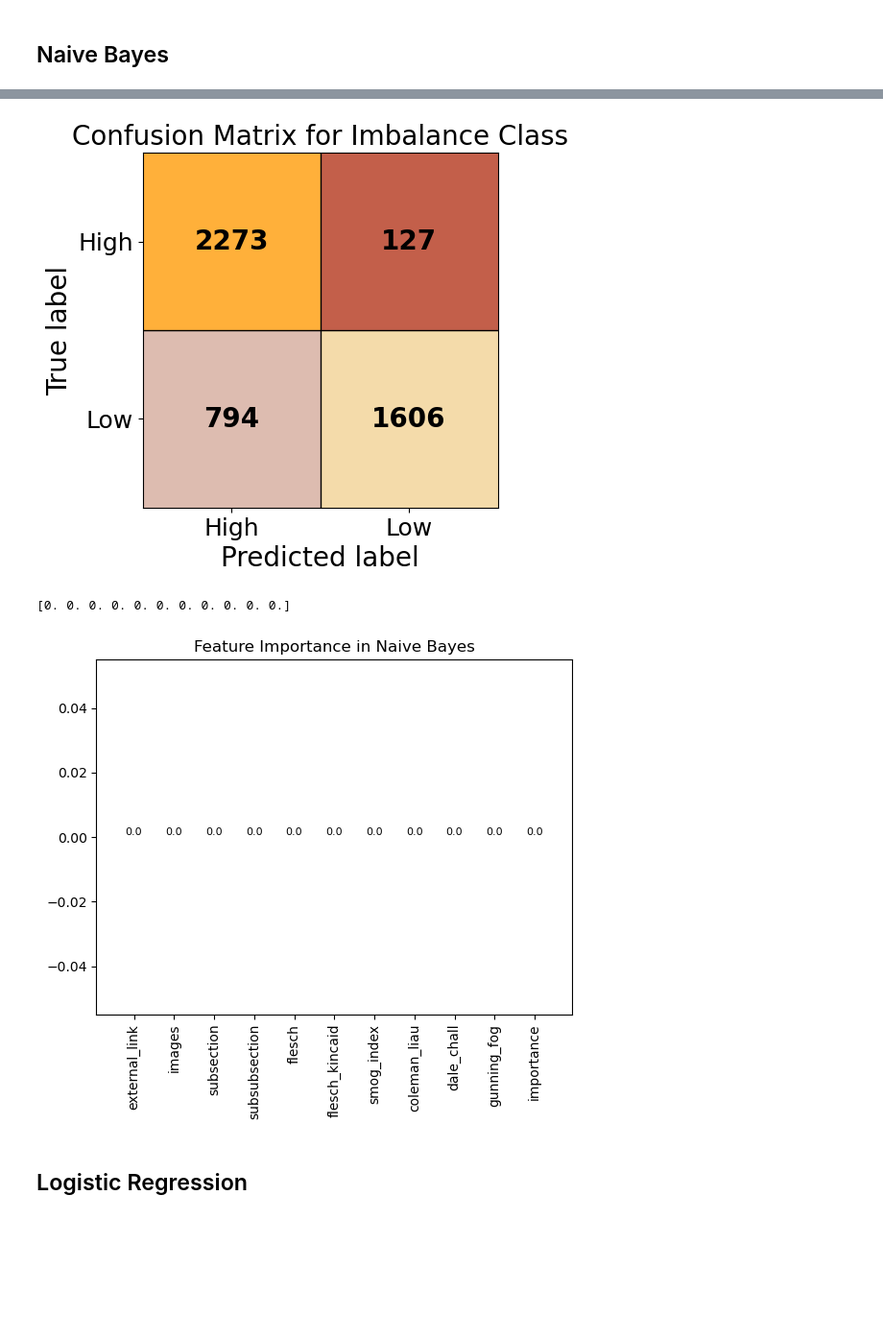
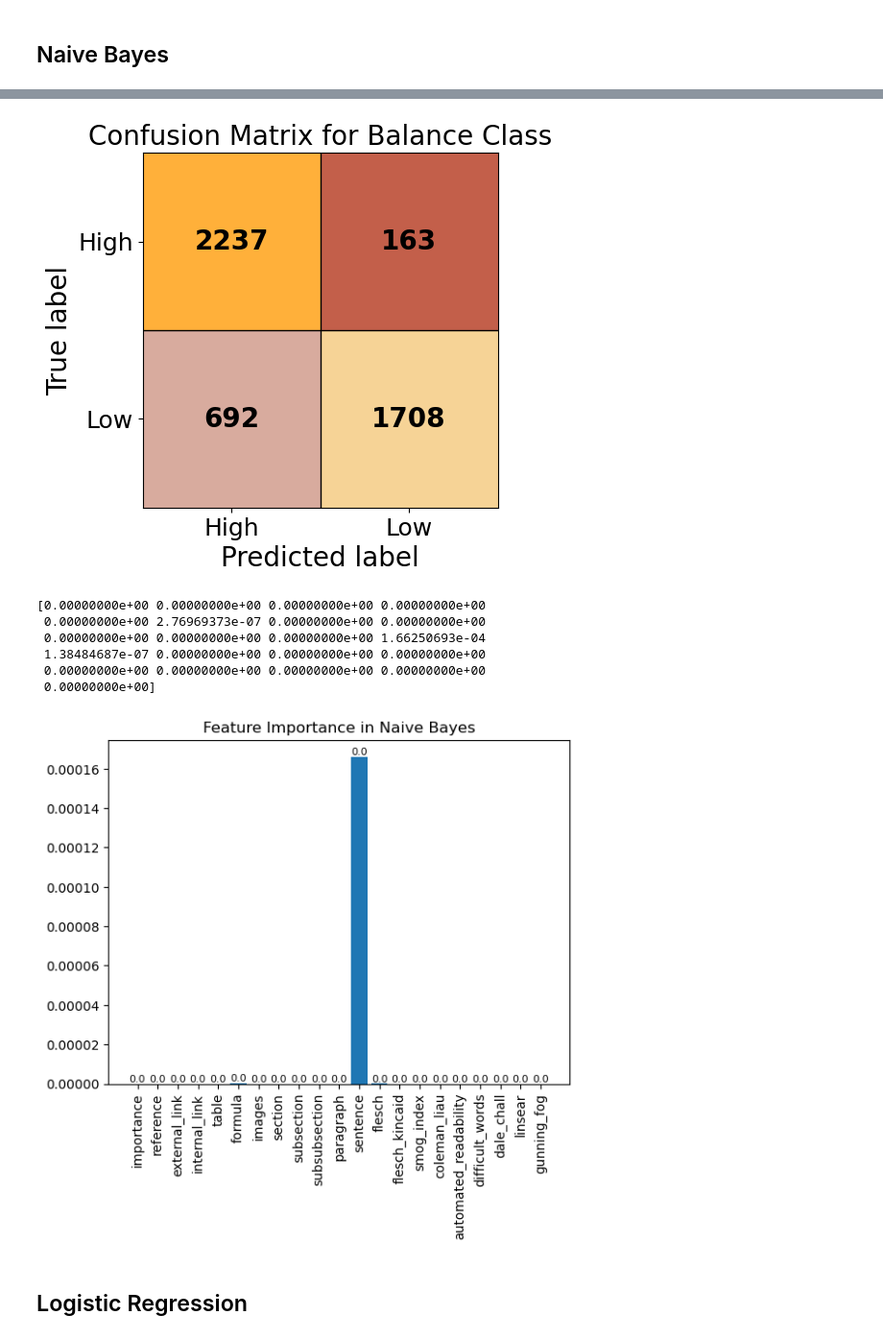
Before and after one commit to Khai-Sian/Dissertation, a Jupyter notebook: 9_Modelling.ipynb, the cells around one changed output, grey strips where cells are left out. Shown at 96% size. Cells and saved outputs as stored; diff of their text form; code cells hidden in the pictures; blank space fills up the shorter version.

```diff
--- a/9_Modelling.ipynb
+++ b/9_Modelling.ipynb
@@ -196,7 +258,7 @@ def plot_importance(algo_name, model, X_test, y_test, feature_names):
     # create text to show feature importance score
     for bar in bars:
         yval = bar.get_height()
-        plt.text(bar.get_x() + bar.get_width()/2, yval, round(yval, 2),
+        plt.text(bar.get_x() + bar.get_width()/2, yval, round(yval, 3),
                  ha='center', va='bottom', fontsize=8)
 
     plt.show()
@@ -318,7 +380,7 @@ algorithms = {"Naive Bayes": GaussianNB(),
               "Decision Tree": DecisionTreeClassifier(),
               "Random Forest": RandomForestClassifier()}
 
-def prediction_analysis(df, X_train, X_test, y_train, y_test, algo_name, balance = False):
+def prediction_analysis(df, X_train, X_test, y_train, y_test, algo_name, param_grid = None, balance = False, cv = False):
     """
     build classification model and visualise result
 
@@ -328,18 +390,25 @@ def prediction_analysis(df, X_train, X_test, y_train, y_test, algo_name, balance
     y_train: dependent variable from train set
     y_test: dependent variable from test set
     algo_name: the name of the model used for classification
+    param_grid: different values for parameters
     balance: whether dataset is balance
+    cv: whether to perform Grid Search Cross Validation
     """
 
     feature_names = X_train.columns
     X_train, X_test, y_train, y_test = X_train.values, X_test.values, y_train.values, y_test.values
 
-    model, y_pred, y_proba = modelling(algorithms[algo_name],
-                                       X_train, X_test, y_train, y_test)
+    if cv and param_grid:
+        model, y_pred, y_proba = gridsearchcv_modelling(algorithms[algo_name],
+                                                        X_train, X_test, y_train, y_test,
+                                                        param_grid)
+    else:
+        model, y_pred, y_proba = modelling(algorithms[algo_name],
+                                           X_train, X_test, y_train, y_test)
 
     performance_matrix(y_test, y_pred, y_proba)
 
-    visualise_conf_max(y_test, y_pred, algo_name, balance = False)
+    visualise_conf_max(y_test, y_pred, algo_name, balance)
 
     plot_importance(algo_name, model, X_test, y_test, feature_names)
 
@@ -491,12 +553,12 @@ df, X_train, X_test, y_train, y_test = prepare_data(df)
 # %% [markdown]
 ## Feature Selection
 # %%
-X_train_fs, X_test_fs, fs = feature_selection(X_train, y_train, X_test)
+# X_train_fs, X_test_fs, fs = feature_selection(X_train, y_train, X_test)
 
-numerical_features = [feature for feature in list(X_train.columns) if feature != 'importance']
+# numerical_features = [feature for feature in list(X_train.columns) if feature != 'importance']
 
-# concatenate categorical feature back to selected numerical features
-X_train = pd.concat([X_train_fs, X_train['importance'].reset_index(drop=True)], axis=1)
-X_test = pd.concat([X_test_fs, X_test['importance'].reset_index(drop=True)], axis=1)
+# # concatenate categorical feature back to selected numerical features
+# X_train = pd.concat([X_train_fs, X_train['importance'].reset_index(drop=True)], axis=1)
+# X_test = pd.concat([X_test_fs, X_test['importance'].reset_index(drop=True)], axis=1)
 
-visualise_feature_selection(fs, numerical_features)
+# visualise_feature_selection(fs, numerical_features)
@@ -526,5 +565,5 @@ gunning_fog: 512.7703 - significant
 # %% [markdown]
 ## Naive Bayes
 # %%
-nb_y_proba = prediction_analysis(df, X_train, X_test, y_train, y_test, "Naive Bayes")
+nb_y_proba = prediction_analysis(df, X_train, X_test, y_train, y_test, "Naive Bayes", balance = True)
 # %% [output]
@@ -538,6 +579,11 @@ Classifier accuracy: 0.81
-[figure, old version]
+[figure, new version]
-[0. 0. 0. 0. 0. 0. 0. 0. 0. 0. 0.]
+[0.00000000e+00 0.00000000e+00 0.00000000e+00 0.00000000e+00
+ 0.00000000e+00 2.76969373e-07 0.00000000e+00 0.00000000e+00
+ 0.00000000e+00 0.00000000e+00 0.00000000e+00 1.66250693e-04
+ 1.38484687e-07 0.00000000e+00 0.00000000e+00 0.00000000e+00
+ 0.00000000e+00 0.00000000e+00 0.00000000e+00 0.00000000e+00
+ 0.00000000e+00]
-[figure, old version]
+[figure, new version]
 # %% [markdown]
 ## Logistic Regression
 # %%
```
Also changed, not shown: parts of 19 cells of this notebook.
